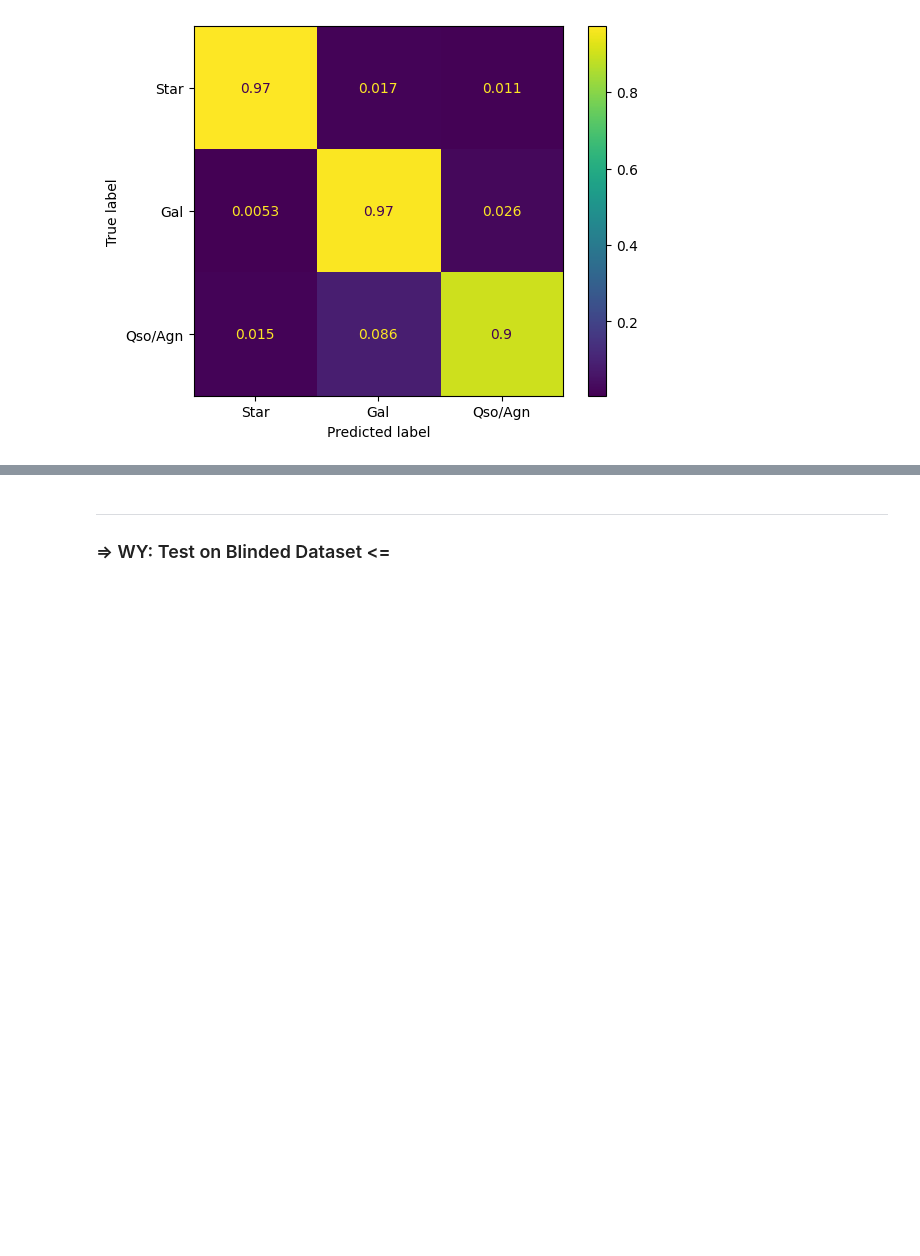
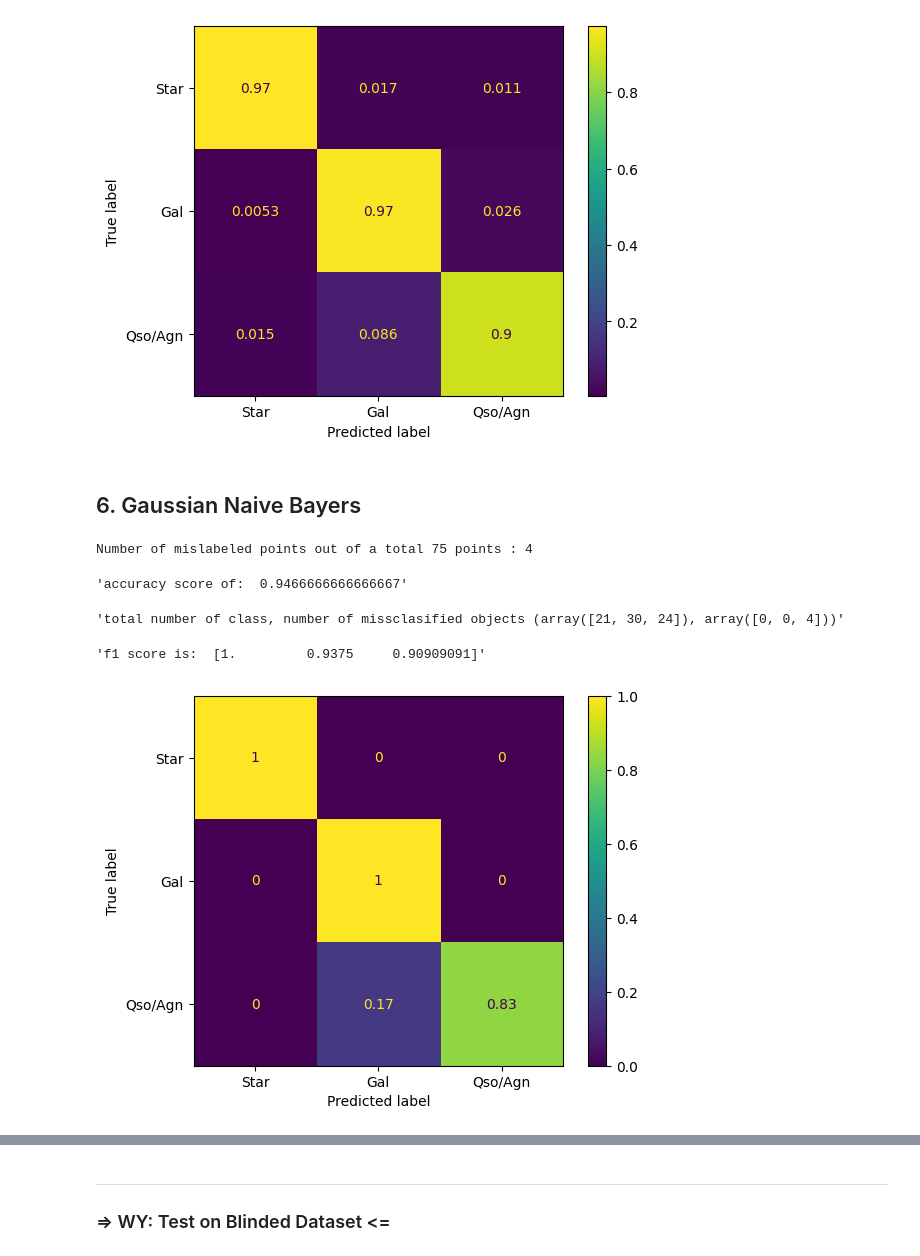
Before and after one commit to YanSeyffert/MASS_SummerSchool_2025, a Jupyter notebook: NN_SVM_RF_classification_supervised_Evaluated.ipynb, the cells around one changed output, grey strips where cells are left out. Drawn from its saved outputs; the diff is of its cells as text; code cells hidden in the pictures; blank space fills up the shorter version.

Commit message:
adds gaissian naive bayers

```diff
--- a/NN_SVM_RF_classification_supervised_Evaluated.ipynb
+++ b/NN_SVM_RF_classification_supervised_Evaluated.ipynb
@@ -454,4 +454,35 @@ display(f"f1 score is:  {f1_score(y_test, y_pred_rf, average=None)}")
 'total number of class, number of missclasified objects (array([34327, 60798, 30421]), array([ 938, 1892, 3077]))'
 'f1 score is:  [0.97503212 0.95861609 0.91595485]'
 [figure]
+# %% [markdown]
+## 6. Gaussian Naive Bayers
+# %%
+from sklearn.datasets import load_iris
+from sklearn.model_selection import train_test_split
+from sklearn.naive_bayes import GaussianNB
+X, y = load_iris(return_X_y=True)
+X_train, X_test, y_train, y_test = train_test_split(X, y, test_size=0.5, random_state=0)
+gnb = GaussianNB()
+y_pred = gnb.fit(X_train, y_train).predict(X_test)
+print("Number of mislabeled points out of a total %d points : %d"
+      % (X_test.shape[0], (y_test != y_pred).sum()))
+# %% [output]
+Number of mislabeled points out of a total 75 points : 4
+# %%
+cf = confusion_matrix(y_test, y_pred)
+cf_n = np.zeros(cf.shape)
+labels_misscla_rf = np.array(np.sum(cf, axis=1) - np.diag(cf))
+for i in range(cf.shape[0]):
+    row_normalized = np.divide(cf[i, :], np.sum(cf[i, :]))
+    cf_n[i, :] = row_normalized
+
+ConfusionMatrixDisplay(cf_n, display_labels=str_labels).plot()
+display(f"accuracy score of:  {accuracy_score(y_test, y_pred)}")
+display(f"total number of class, number of missclasified objects {np.sum(cf, axis=1),labels_misscla_rf.T}")
+display(f"f1 score is:  {f1_score(y_test, y_pred, average=None)}")
+# %% [output]
+'accuracy score of:  0.9466666666666667'
+'total number of class, number of missclasified objects (array([21, 30, 24]), array([0, 0, 4]))'
+'f1 score is:  [1.         0.9375     0.90909091]'
+[figure, added]
 # %% [markdown]
```
Also changed, not shown: parts of 1 cell of this notebook.
